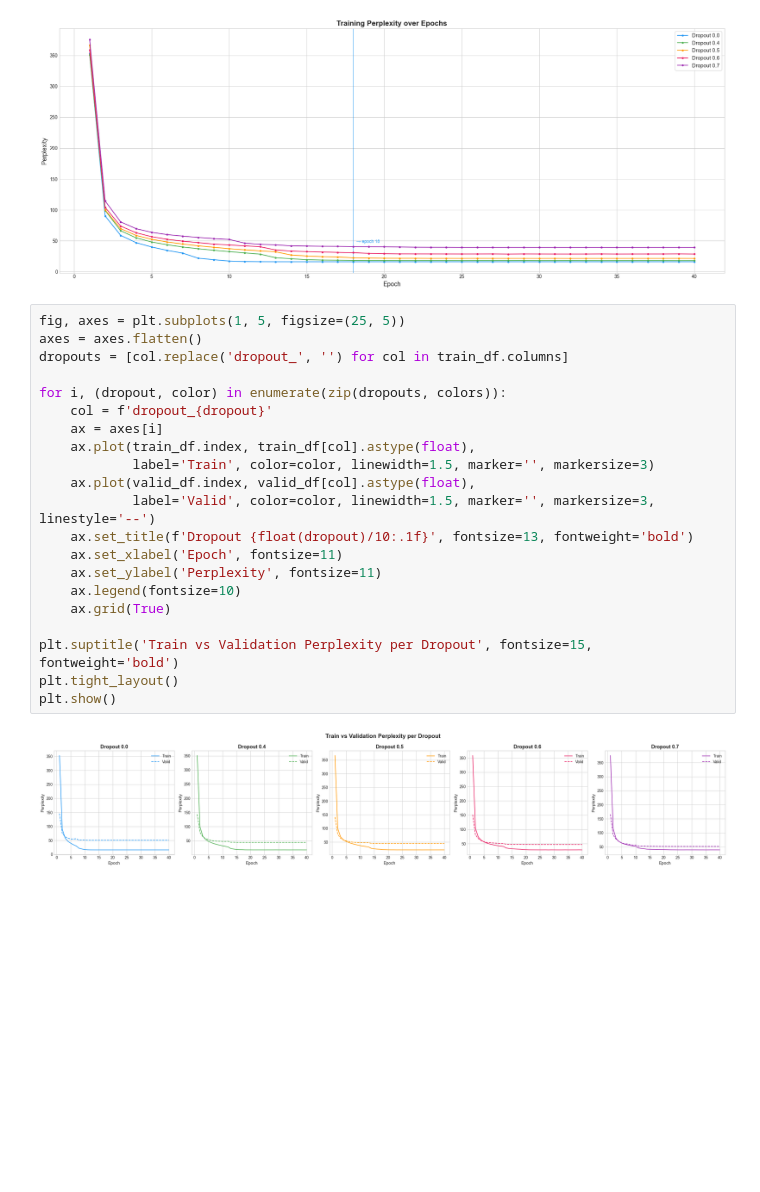
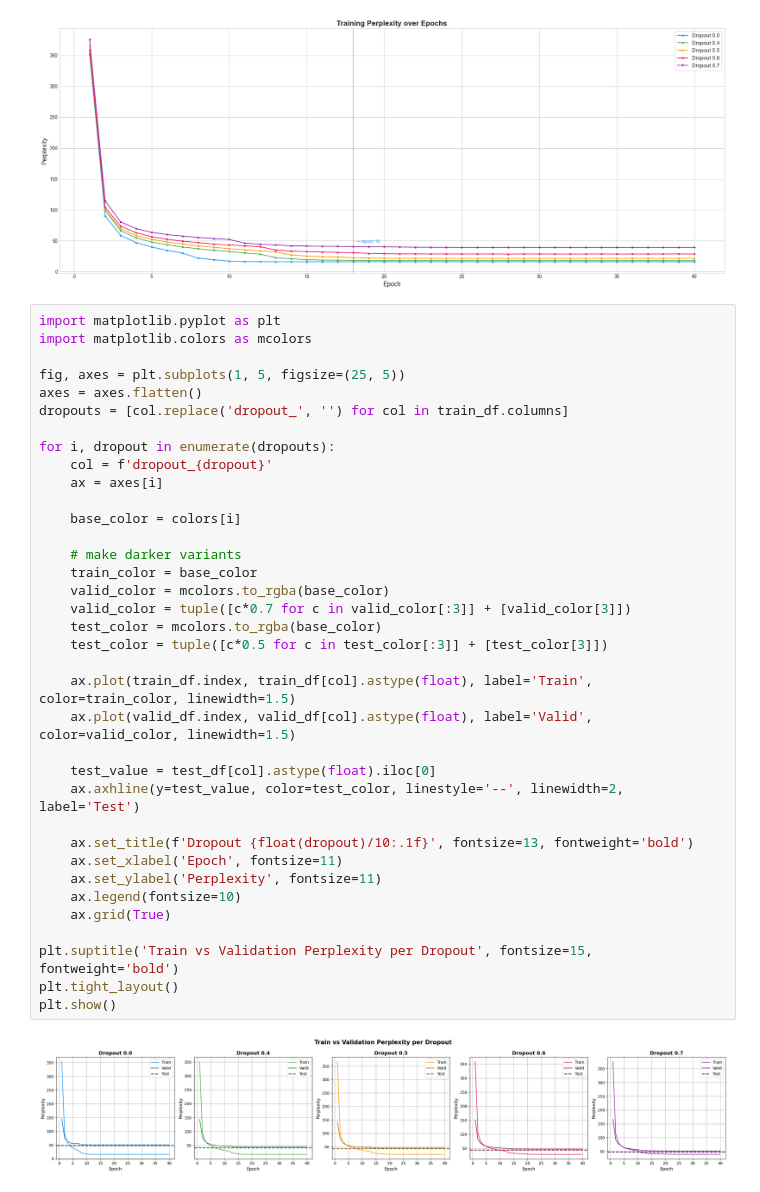
Before and after one commit to aaannalenaaa/mt-exercise-02, a Jupyter notebook: scripts/log_plotting.ipynb, the cells around one changed output. Drawn from its saved outputs; the diff is of its cells as text; blank space fills up the shorter version.

```diff
--- a/scripts/log_plotting.ipynb
+++ b/scripts/log_plotting.ipynb
@@ -151,26 +151,41 @@ create_plot(valid_df, valid_dropouts, 'Validation Perplexity over Epochs')
 create_plot(train_df, train_dropouts, 'Training Perplexity over Epochs')
 # %% [output]
 [figure]
-# %%
-fig, axes = plt.subplots(1, 5, figsize=(25, 5))
-axes = axes.flatten()
-dropouts = [col.replace('dropout_', '') for col in train_df.columns]
-
-for i, (dropout, color) in enumerate(zip(dropouts, colors)):
-    col = f'dropout_{dropout}'
-    ax = axes[i]
-    ax.plot(train_df.index, train_df[col].astype(float),
-            label='Train', color=color, linewidth=1.5, marker='', markersize=3)
-    ax.plot(valid_df.index, valid_df[col].astype(float),
-            label='Valid', color=color, linewidth=1.5, marker='', markersize=3, linestyle='--')
-    ax.set_title(f'Dropout {float(dropout)/10:.1f}', fontsize=13, fontweight='bold')
-    ax.set_xlabel('Epoch', fontsize=11)
-    ax.set_ylabel('Perplexity', fontsize=11)
-    ax.legend(fontsize=10)
-    ax.grid(True)
-
-plt.suptitle('Train vs Validation Perplexity per Dropout', fontsize=15, fontweight='bold')
-plt.tight_layout()
-plt.show()
-# %% [output]
-[figure, removed]
+# %%
+import matplotlib.pyplot as plt
+import matplotlib.colors as mcolors
+
+fig, axes = plt.subplots(1, 5, figsize=(25, 5))
+axes = axes.flatten()
+dropouts = [col.replace('dropout_', '') for col in train_df.columns]
+
+for i, dropout in enumerate(dropouts):
+    col = f'dropout_{dropout}'
+    ax = axes[i]
+
+    base_color = colors[i]
+
+    # make darker variants
+    train_color = base_color
+    valid_color = mcolors.to_rgba(base_color)
+    valid_color = tuple([c*0.7 for c in valid_color[:3]] + [valid_color[3]])
+    test_color = mcolors.to_rgba(base_color)
+    test_color = tuple([c*0.5 for c in test_color[:3]] + [test_color[3]])
+
+    ax.plot(train_df.index, train_df[col].astype(float), label='Train', color=train_color, linewidth=1.5)
+    ax.plot(valid_df.index, valid_df[col].astype(float), label='Valid', color=valid_color, linewidth=1.5)
+
+    test_value = test_df[col].astype(float).iloc[0]
+    ax.axhline(y=test_value, color=test_color, linestyle='--', linewidth=2, label='Test')
+
+    ax.set_title(f'Dropout {float(dropout)/10:.1f}', fontsize=13, fontweight='bold')
+    ax.set_xlabel('Epoch', fontsize=11)
+    ax.set_ylabel('Perplexity', fontsize=11)
+    ax.legend(fontsize=10)
+    ax.grid(True)
+
+plt.suptitle('Train vs Validation Perplexity per Dropout', fontsize=15, fontweight='bold')
+plt.tight_layout()
+plt.show()
+# %% [output]
+[figure, added]
```
Also changed, not shown: parts of 1 cell of this notebook, 6 other files.
